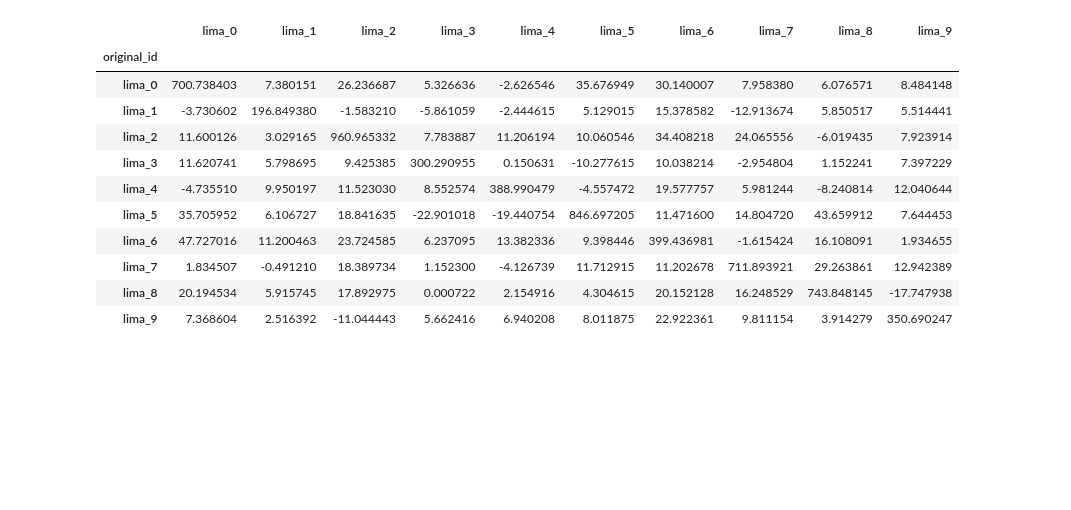
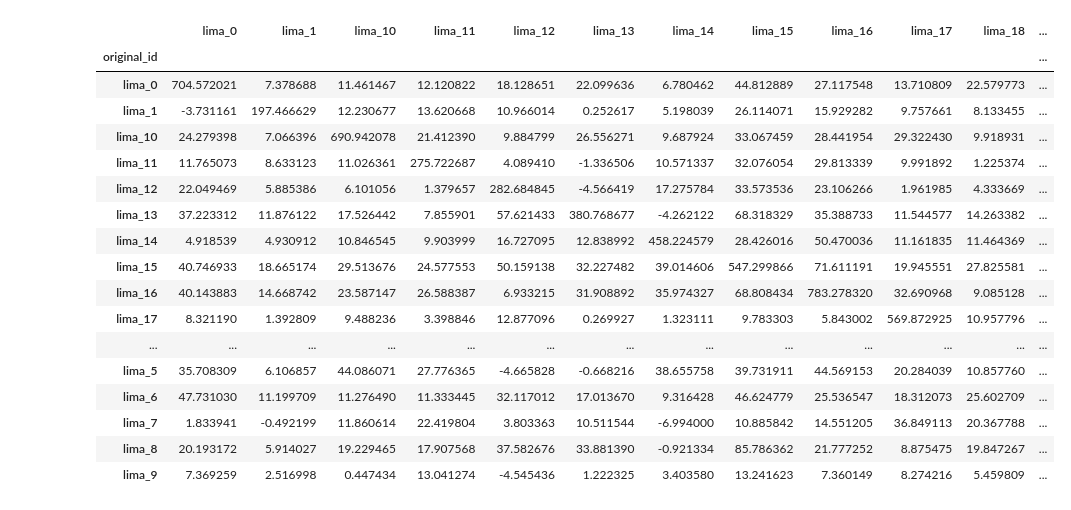
Before and after one commit to lukas-hinterleitner/master-thesis, a Jupyter notebook: code/similarity_analysis.ipynb, the cells around one changed output. Saved outputs shown, nothing was run; the diff lists cells and outputs as text; code cells hidden in the pictures; blank space fills up the shorter version.

```diff
--- a/code/similarity_analysis.ipynb
+++ b/code/similarity_analysis.ipynb
@@ -14,20 +14,26 @@ def plot_heatmap(data: pd.DataFrame):
 
     plt.show()
 # %%
-gradient_similarities_subset_10 = pd.read_csv(filepath_or_buffer=get_gradient_similarity_file_path(10), index_col=0)
+gradient_similarities_subset_20 = pd.read_csv(filepath_or_buffer=get_gradient_similarity_file_path(20), index_col=0)
 # %%
-gradient_similarities_subset_10
+gradient_similarities_subset_20
 # %% [output]
-|  | lima_0 | lima_1 | lima_2 | lima_3 | lima_4 | lima_5 | lima_6 | lima_7 | lima_8 | lima_9 |
-| original_id |  |  |  |  |  |  |  |  |  |  |
-| lima_0 | 700.738403 | 7.380151 | 26.236687 | 5.326636 | -2.626546 | 35.676949 | 30.140007 | 7.958380 | 6.076571 | 8.484148 |
-| lima_1 | -3.730602 | 196.849380 | -1.583210 | -5.861059 | -2.444615 | 5.129015 | 15.378582 | -12.913674 | 5.850517 | 5.514441 |
-| lima_2 | 11.600126 | 3.029165 | 960.965332 | 7.783887 | 11.206194 | 10.060546 | 34.408218 | 24.065556 | -6.019435 | 7.923914 |
-| lima_3 | 11.620741 | 5.798695 | 9.425385 | 300.290955 | 0.150631 | -10.277615 | 10.038214 | -2.954804 | 1.152241 | 7.397229 |
-| lima_4 | -4.735510 | 9.950197 | 11.523030 | 8.552574 | 388.990479 | -4.557472 | 19.577757 | 5.981244 | -8.240814 | 12.040644 |
-| lima_5 | 35.705952 | 6.106727 | 18.841635 | -22.901018 | -19.440754 | 846.697205 | 11.471600 | 14.804720 | 43.659912 | 7.644453 |
-| lima_6 | 47.727016 | 11.200463 | 23.724585 | 6.237095 | 13.382336 | 9.398446 | 399.436981 | -1.615424 | 16.108091 | 1.934655 |
-| lima_7 | 1.834507 | -0.491210 | 18.389734 | 1.152300 | -4.126739 | 11.712915 | 11.202678 | 711.893921 | 29.263861 | 12.942389 |
-| lima_8 | 20.194534 | 5.915745 | 17.892975 | 0.000722 | 2.154916 | 4.304615 | 20.152128 | 16.248529 | 743.848145 | -17.747938 |
-| lima_9 | 7.368604 | 2.516392 | -11.044443 | 5.662416 | 6.940208 | 8.011875 | 22.922361 | 9.811154 | 3.914279 | 350.690247 |
+|  | lima_0 | lima_1 | lima_10 | lima_11 | lima_12 | lima_13 | lima_14 | lima_15 | lima_16 | lima_17 | lima_18 | ... |
+| original_id |  |  |  |  |  |  |  |  |  |  |  | ... |
+| lima_0 | 704.572021 | 7.378688 | 11.461467 | 12.120822 | 18.128651 | 22.099636 | 6.780462 | 44.812889 | 27.117548 | 13.710809 | 22.579773 | ... |
+| lima_1 | -3.731161 | 197.466629 | 12.230677 | 13.620668 | 10.966014 | 0.252617 | 5.198039 | 26.114071 | 15.929282 | 9.757661 | 8.133455 | ... |
+| lima_10 | 24.279398 | 7.066396 | 690.942078 | 21.412390 | 9.884799 | 26.556271 | 9.687924 | 33.067459 | 28.441954 | 29.322430 | 9.918931 | ... |
+| lima_11 | 11.765073 | 8.633123 | 11.026361 | 275.722687 | 4.089410 | -1.336506 | 10.571337 | 32.076054 | 29.813339 | 9.991892 | 1.225374 | ... |
+| lima_12 | 22.049469 | 5.885386 | 6.101056 | 1.379657 | 282.684845 | -4.566419 | 17.275784 | 33.573536 | 23.106266 | 1.961985 | 4.333669 | ... |
+| lima_13 | 37.223312 | 11.876122 | 17.526442 | 7.855901 | 57.621433 | 380.768677 | -4.262122 | 68.318329 | 35.388733 | 11.544577 | 14.263382 | ... |
+| lima_14 | 4.918539 | 4.930912 | 10.846545 | 9.903999 | 16.727095 | 12.838992 | 458.224579 | 28.426016 | 50.470036 | 11.161835 | 11.464369 | ... |
+| lima_15 | 40.746933 | 18.665174 | 29.513676 | 24.577553 | 50.159138 | 32.227482 | 39.014606 | 547.299866 | 71.611191 | 19.945551 | 27.825581 | ... |
+| lima_16 | 40.143883 | 14.668742 | 23.587147 | 26.588387 | 6.933215 | 31.908892 | 35.974327 | 68.808434 | 783.278320 | 32.690968 | 9.085128 | ... |
+| lima_17 | 8.321190 | 1.392809 | 9.488236 | 3.398846 | 12.877096 | 0.269927 | 1.323111 | 9.783303 | 5.843002 | 569.872925 | 10.957796 | ... |
+| ... | ... | ... | ... | ... | ... | ... | ... | ... | ... | ... | ... | ... |
+| lima_5 | 35.708309 | 6.106857 | 44.086071 | 27.776365 | -4.665828 | -0.668216 | 38.655758 | 39.731911 | 44.569153 | 20.284039 | 10.857760 | ... |
+| lima_6 | 47.731030 | 11.199709 | 11.276490 | 11.333445 | 32.117012 | 17.013670 | 9.316428 | 46.624779 | 25.536547 | 18.312073 | 25.602709 | ... |
+| lima_7 | 1.833941 | -0.492199 | 11.860614 | 22.419804 | 3.803363 | 10.511544 | -6.994000 | 10.885842 | 14.551205 | 36.849113 | 20.367788 | ... |
+| lima_8 | 20.193172 | 5.914027 | 19.229465 | 17.907568 | 37.582676 | 33.881390 | -0.921334 | 85.786362 | 21.777252 | 8.875475 | 19.847267 | ... |
+| lima_9 | 7.369259 | 2.516998 | 0.447434 | 13.041274 | -4.545436 | 1.222325 | 3.403580 | 13.241623 | 7.360149 | 8.274216 | 5.459809 | ... |
 # %%
```
Also changed, not shown: parts of 2 cells of this notebook, 3 other files.
